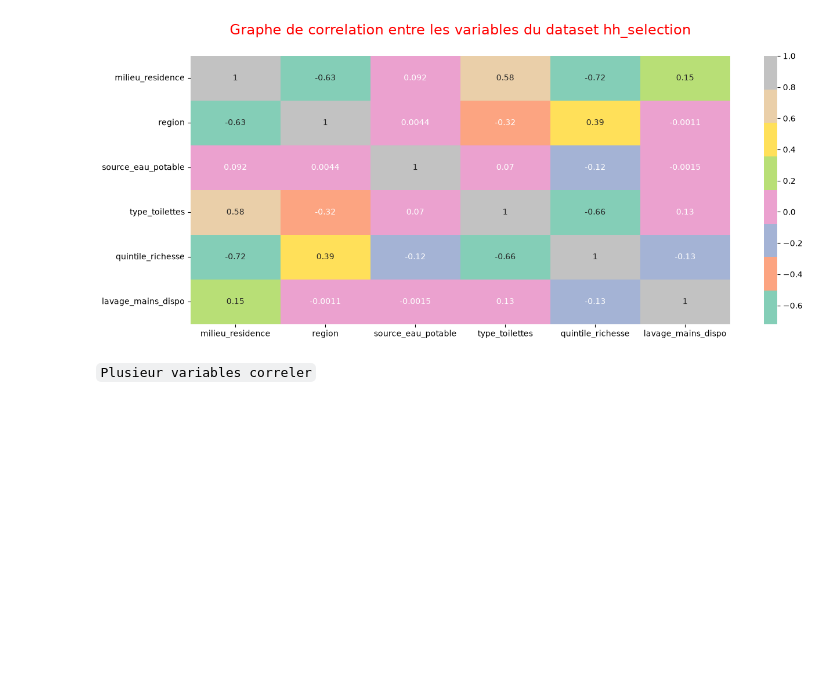
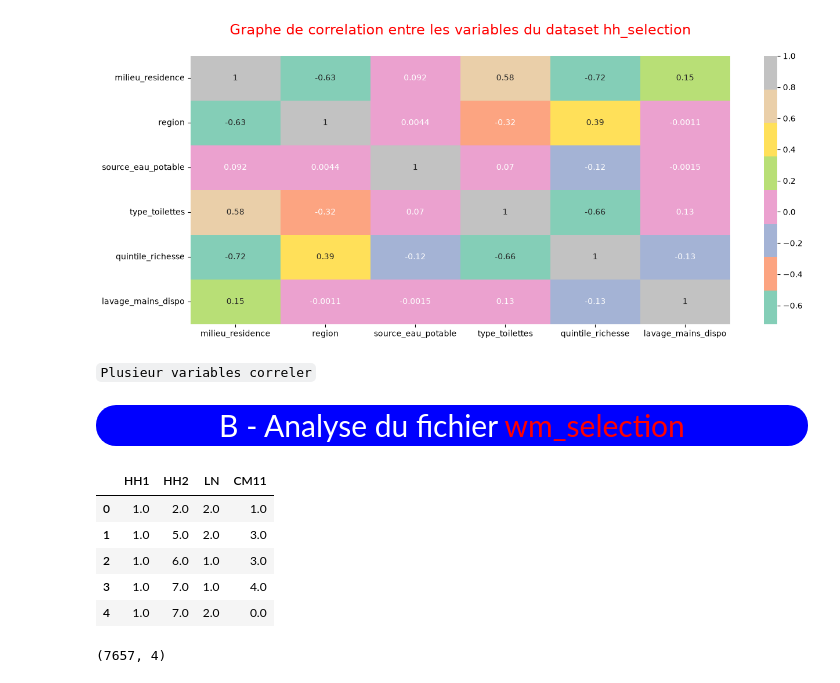
Before and after one commit to wilfriedx20/Stunting, a Jupyter notebook: Exploration.ipynb, the cells around one changed output. Saved outputs shown, nothing was run; the diff lists cells and outputs as text; code cells hidden in the pictures; blank space fills up the shorter version.

Commit message:
Exploration complete des 3 fichiers

```diff
--- a/Exploration.ipynb
+++ b/Exploration.ipynb
@@ -241,3 +241,25 @@ plt.show()
 [figure]
 # %% [markdown]
 `Plusieur variables correler`
+# %% [markdown]
+<p align = "center" style =
+    "color : white ;
+    background : blue;
+    padding : 10px 0 10px 0;
+    font-size : 30px;
+    border-radius : 20px"> B - Analyse  du fichier <span style = "color : red"> wm_selection</span>
+</p>
+# %%
+data_wm = pd.read_csv("Stunting_Data/Datasets_convertis/wm_selection.csv")
+data_wm.head()
+# %% [output]
+|  | HH1 | HH2 | LN | CM11 |
+| 0 | 1.0 | 2.0 | 2.0 | 1.0 |
+| 1 | 1.0 | 5.0 | 2.0 | 3.0 |
+| 2 | 1.0 | 6.0 | 1.0 | 3.0 |
+| 3 | 1.0 | 7.0 | 1.0 | 4.0 |
+| 4 | 1.0 | 7.0 | 2.0 | 0.0 |
+# %%
+data_wm.shape
+# %% [output]
+(7657, 4)
```
Also changed, not shown: parts of 4 cells of this notebook.
